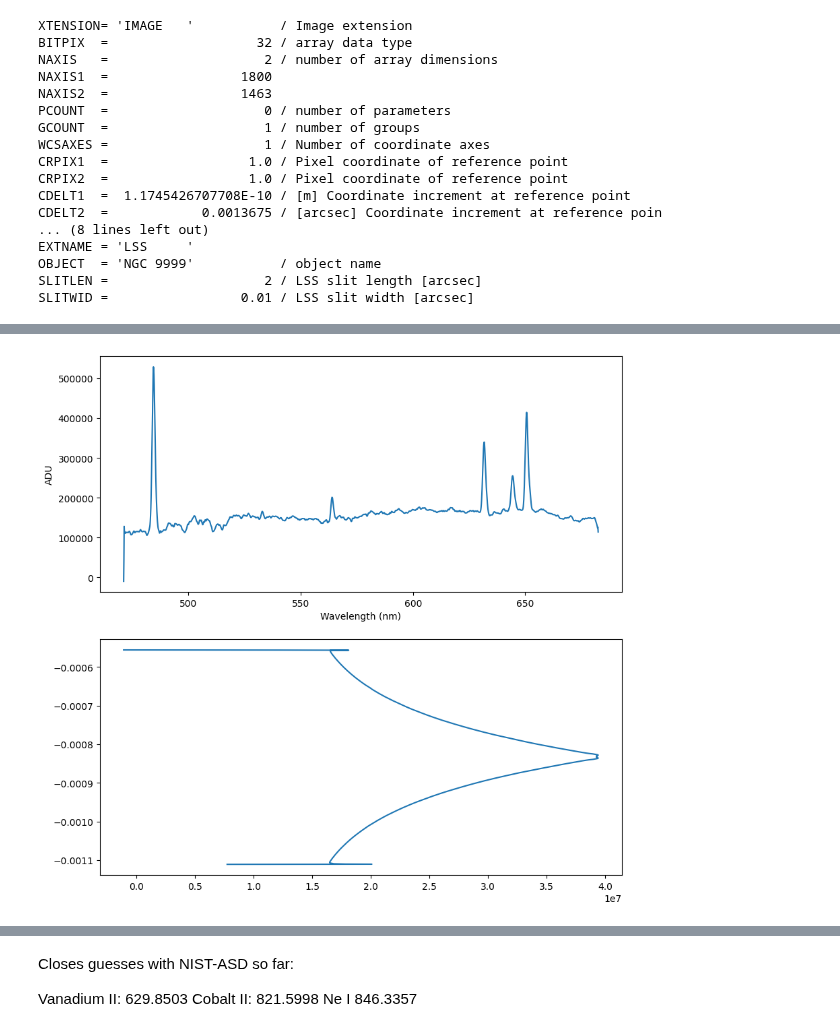
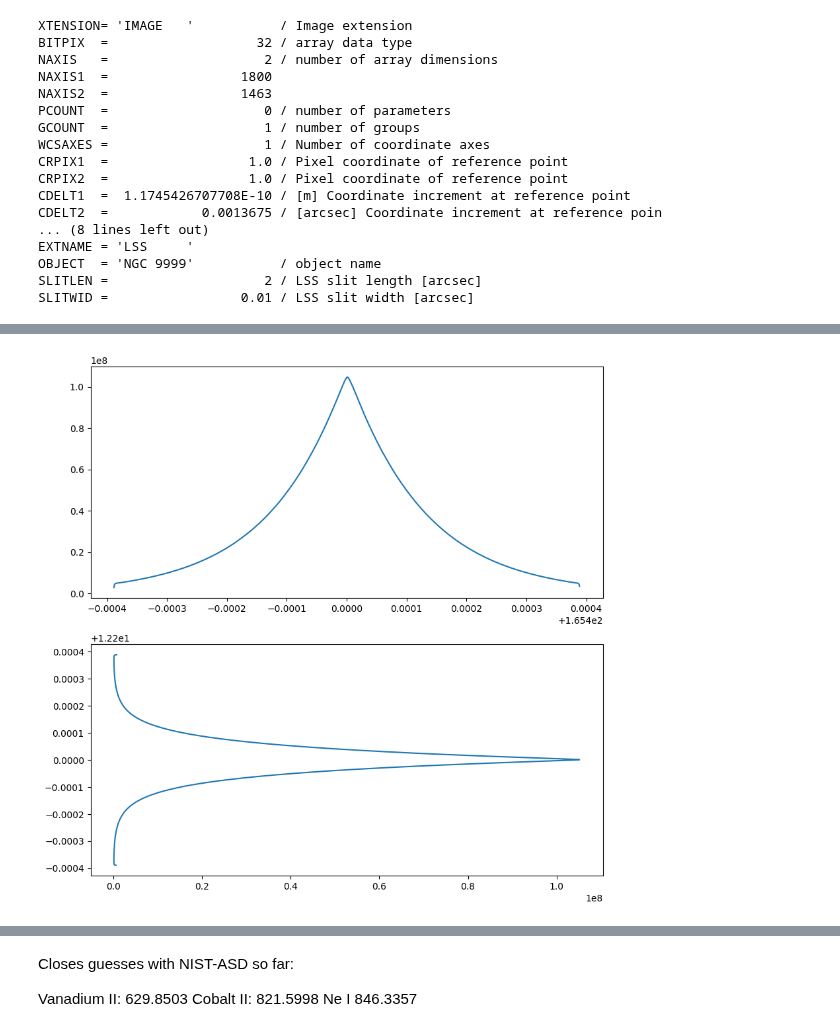
Before and after one commit to B0whunt3r21/AstroPrak, a Jupyter notebook: Galax_Spect/Galax_Spect.ipynb, the cells around one changed output, grey strips where cells are left out. Cells and saved outputs as stored; diff of their text form; code cells hidden in the pictures.

```diff
--- a/Galax_Spect/Galax_Spect.ipynb
+++ b/Galax_Spect/Galax_Spect.ipynb
@@ -71,24 +53,0 @@ plt.show()
-# %%
-delX = (headerLSS['CDELT1'] * u.m).to(u.nm)
-delY = (headerLSS['CDELT2'] * u.arcsec).to(u.deg)
-
-xStartLSS = (headerLSS['CRVAL1'] * u.m).to(u.nm)
-xEndLSS = ((xStartLSS + (1799 * delX)) * u.nm)
-xNMLSS = (np.arange(xStartLSS.value, xEndLSS.value + delX.value, delX.value) * u.nm)
-
-yStartLSS = (headerLSS['CRVAL2'] * u.arcsec).to(u.deg)
-yEndLSS = ((yStartLSS.value + (1462 * delY.value)) * u.deg)
-yDegLSS = (np.arange(yStartLSS.value, yEndLSS.value + delY.value, delY.value) * u.deg)
-
-
-fig, axis = plt.subplots(2, 1, figsize=(10, 10))
-axis[0].plot(xNMLSS, LSS[900, :])
-axis[0].set_xlabel('Wavelength (nm)')
-axis[0].set_ylabel('ADU')
-
-flux = np.nansum(LSS[:, 600:800], axis=1)
-axis[1].plot(flux, yDegLSS)
-
-plt.show()
-# %% [output]
-[figure, removed]
@@ -94,0 +85,9 @@ plt.show()
+# %%
+#X and Y cut IMG
+fix, axis = plt.subplots(2, 1, figsize=(10, 10))
+axis[0].plot(x_DEG_IMG, IMG[1024, :])
+axis[1].plot(IMG[:, 1024], y_DEG_IMG)
+
+plt.show()
+# %% [output]
+[figure, added]
```
Also changed, not shown: parts of 6 cells of this notebook.
